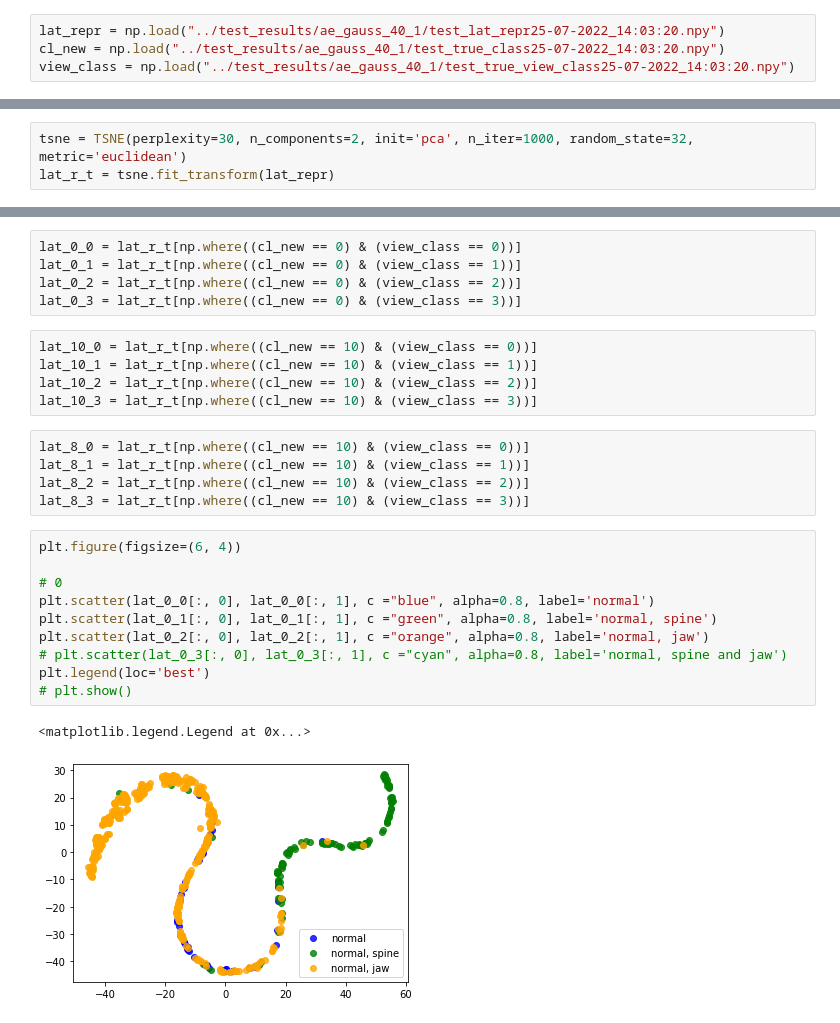
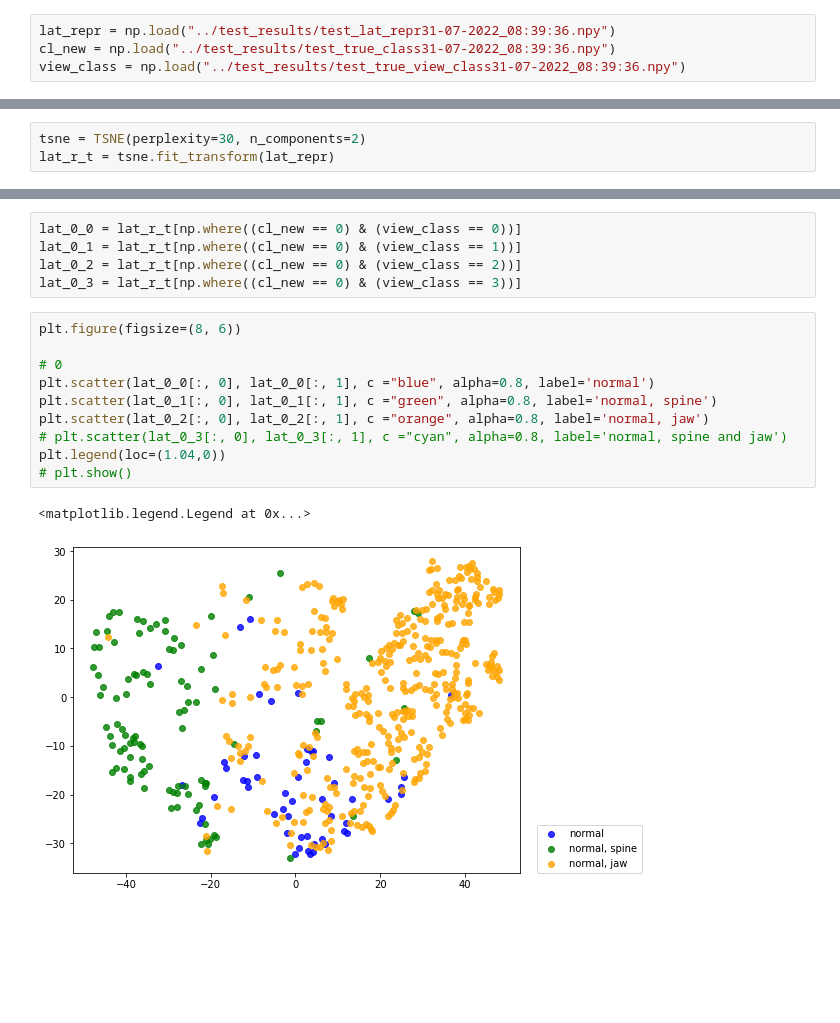
Before and after one commit to ElifEmanet/dental_imaging, a Jupyter notebook: notebooks/latent_repr_tsne_plot.ipynb, the cells around one changed output, grey strips where cells are left out. Cells and saved outputs as stored; diff of their text form; blank space fills up the shorter version.

```diff
--- a/notebooks/latent_repr_tsne_plot.ipynb
+++ b/notebooks/latent_repr_tsne_plot.ipynb
@@ -21,9 +22,9 @@ Get the latent representations of test images and their corresponding classifica
 # %%
-lat_repr = np.load("../test_results/ae_gauss_40_1/test_lat_repr25-07-2022_14:03:20.npy")
-cl_new = np.load("../test_results/ae_gauss_40_1/test_true_class25-07-2022_14:03:20.npy")
-view_class = np.load("../test_results/ae_gauss_40_1/test_true_view_class25-07-2022_14:03:20.npy")
+lat_repr = np.load("../test_results/test_lat_repr31-07-2022_08:39:36.npy")
+cl_new = np.load("../test_results/test_true_class31-07-2022_08:39:36.npy")
+view_class = np.load("../test_results/test_true_view_class31-07-2022_08:39:36.npy")
 # %% [markdown]
 Define the t-SNE plot:
 # %%
-tsne = TSNE(perplexity=30, n_components=2, init='pca', n_iter=1000, random_state=32, metric='euclidean')
+tsne = TSNE(perplexity=30, n_components=2)
 lat_r_t = tsne.fit_transform(lat_repr)
@@ -32,26 +51,16 @@ lat_0_0 = lat_r_t[np.where((cl_new == 0) & (view_class == 0))]
 lat_0_1 = lat_r_t[np.where((cl_new == 0) & (view_class == 1))]
 lat_0_2 = lat_r_t[np.where((cl_new == 0) & (view_class == 2))]
 lat_0_3 = lat_r_t[np.where((cl_new == 0) & (view_class == 3))]
-# %%
-lat_10_0 = lat_r_t[np.where((cl_new == 10) & (view_class == 0))]
-lat_10_1 = lat_r_t[np.where((cl_new == 10) & (view_class == 1))]
-lat_10_2 = lat_r_t[np.where((cl_new == 10) & (view_class == 2))]
-lat_10_3 = lat_r_t[np.where((cl_new == 10) & (view_class == 3))]
-# %%
-lat_8_0 = lat_r_t[np.where((cl_new == 10) & (view_class == 0))]
-lat_8_1 = lat_r_t[np.where((cl_new == 10) & (view_class == 1))]
-lat_8_2 = lat_r_t[np.where((cl_new == 10) & (view_class == 2))]
-lat_8_3 = lat_r_t[np.where((cl_new == 10) & (view_class == 3))]
 # %%
-plt.figure(figsize=(6, 4))
+plt.figure(figsize=(8, 6))
 
 # 0
 plt.scatter(lat_0_0[:, 0], lat_0_0[:, 1], c ="blue", alpha=0.8, label='normal')
 plt.scatter(lat_0_1[:, 0], lat_0_1[:, 1], c ="green", alpha=0.8, label='normal, spine')
 plt.scatter(lat_0_2[:, 0], lat_0_2[:, 1], c ="orange", alpha=0.8, label='normal, jaw')
 # plt.scatter(lat_0_3[:, 0], lat_0_3[:, 1], c ="cyan", alpha=0.8, label='normal, spine and jaw')
-plt.legend(loc='best')
+plt.legend(loc=(1.04,0))
 # plt.show()
 # %% [output]
 <matplotlib.legend.Legend at 0x...>
-[figure, old version]
+[figure, new version]
```
Also changed, not shown: parts of 5 cells of this notebook, 16 other files.
